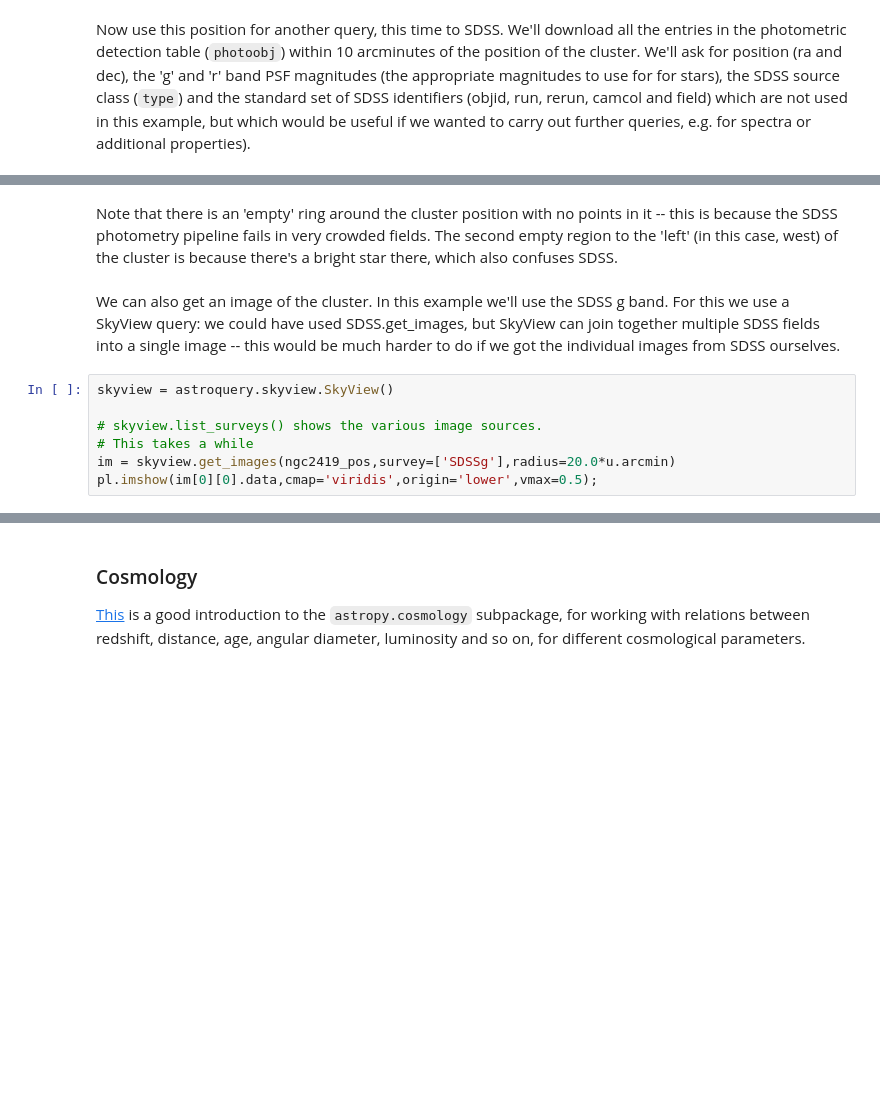
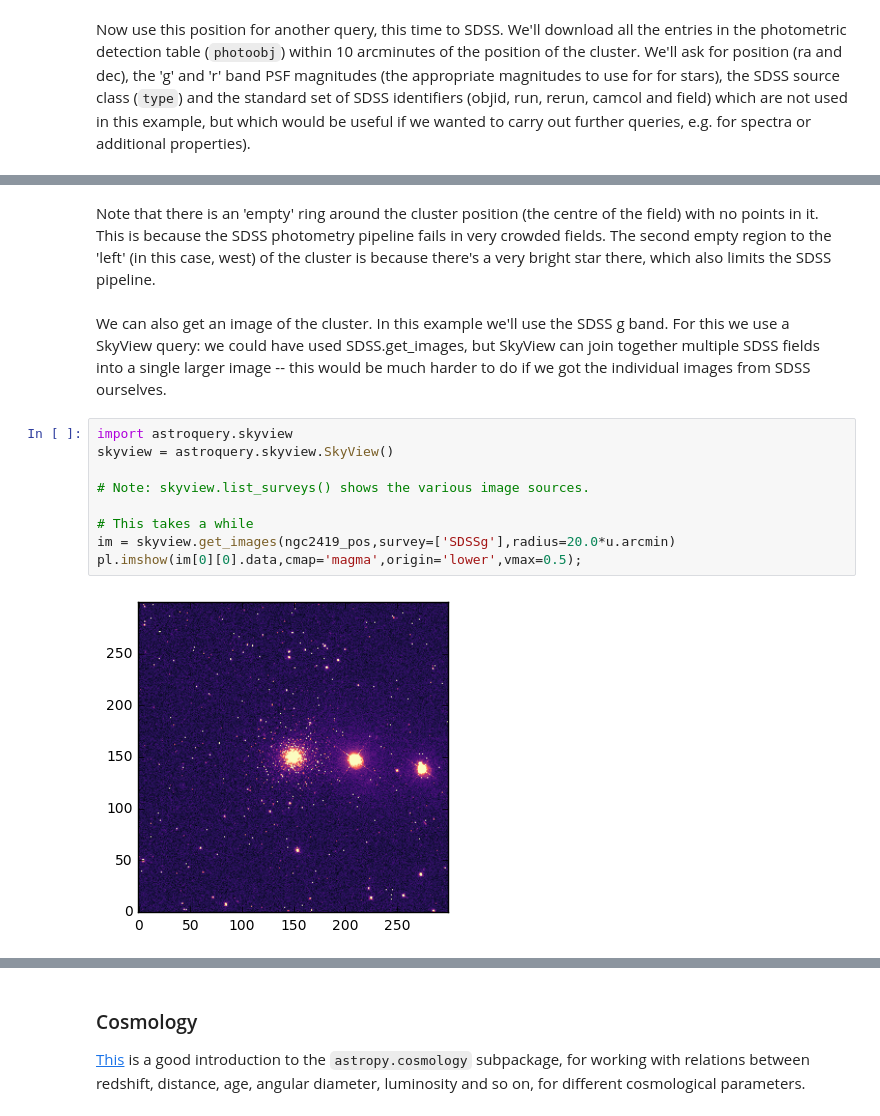
Before and after one commit to apcooper/durham_phd_python, a Jupyter notebook: 03 - Even More Python.ipynb, the cells around one changed output, grey strips where cells are left out. Drawn from its saved outputs; the diff is of its cells as text; blank space fills up the shorter version.

```diff
--- a/03 - Even More Python.ipynb
+++ b/03 - Even More Python.ipynb
@@ -112,12 +136,16 @@ pl.scatter(res['ra'],res['dec'],s=1,edgecolor='None');
 # %% [markdown]
-Note that there is an 'empty' ring around the cluster position with no points in it -- this is because the SDSS photometry pipeline fails in very crowded fields. The second empty region to the 'left' (in this case, west) of the cluster is because there's a bright star there, which also confuses SDSS.
+Note that there is an 'empty' ring around the cluster position (the centre of the field) with no points in it. This is because the SDSS photometry pipeline fails in very crowded fields. The second empty region to the 'left' (in this case, west) of the cluster is because there's a very bright star there, which also limits the SDSS pipeline.
 # %% [markdown]
-We can also get an image of the cluster. In this example we'll use the SDSS g band. For this we use a SkyView query: we could have used SDSS.get_images, but SkyView can join together multiple SDSS fields into a single image -- this would be much harder to do if we got the individual images from SDSS ourselves.
+We can also get an image of the cluster. In this example we'll use the SDSS g band. For this we use a SkyView query: we could have used SDSS.get_images, but SkyView can join together multiple SDSS fields into a single larger image -- this would be much harder to do if we got the individual images from SDSS ourselves.
 # %%
+import astroquery.skyview
 skyview = astroquery.skyview.SkyView()
 
-# skyview.list_surveys() shows the various image sources.
+# Note: skyview.list_surveys() shows the various image sources.
+
 # This takes a while
 im = skyview.get_images(ngc2419_pos,survey=['SDSSg'],radius=20.0*u.arcmin)
-pl.imshow(im[0][0].data,cmap='viridis',origin='lower',vmax=0.5);
+pl.imshow(im[0][0].data,cmap='magma',origin='lower',vmax=0.5);
+# %% [output]
+[figure, added]
 # %% [markdown]
```
Also changed, not shown: parts of 44 cells of this notebook.
